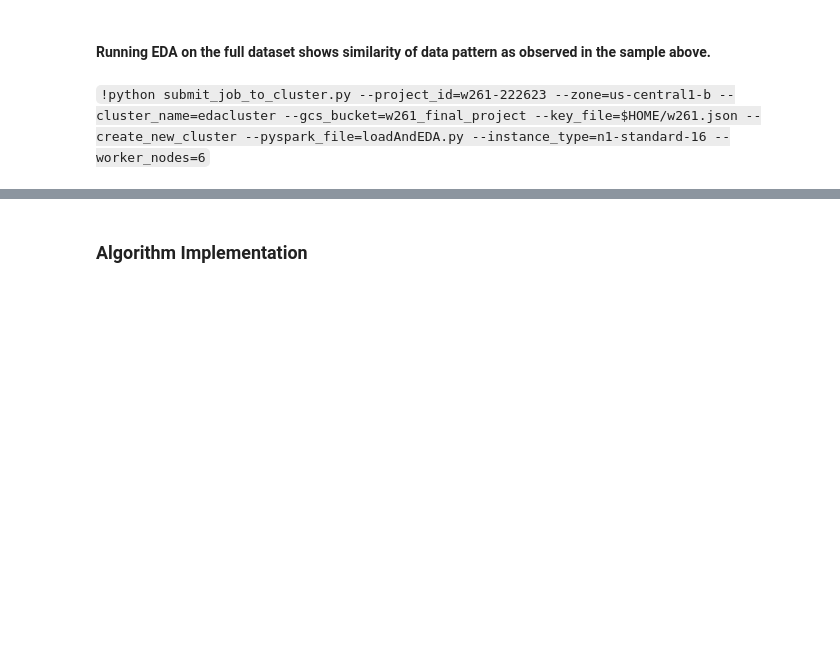
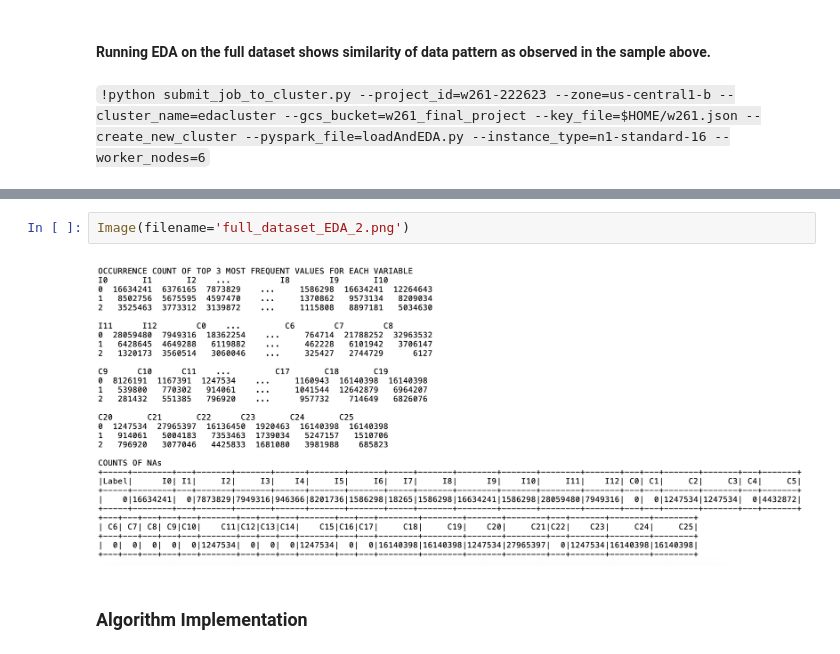
Before and after one commit to noahrandolph/Parallel-Click-Through-Rate-Predictor, a Jupyter notebook: w261_group5_final_project.ipynb, the cells around one changed output, grey strips where cells are left out. Saved outputs shown, nothing was run; the diff lists cells and outputs as text; blank space fills up the shorter version.

```diff
--- a/w261_group5_final_project.ipynb
+++ b/w261_group5_final_project.ipynb
@@ -599,3 +600,7 @@ Correlation Matrix between Numeric Values
+# %%
+Image(filename='full_dataset_EDA_2.png')
+# %% [output]
+[figure, added]
 # %% [markdown]
 ### Algorithm Implementation
 # %%
```
Also changed, not shown: parts of 3 cells of this notebook.
